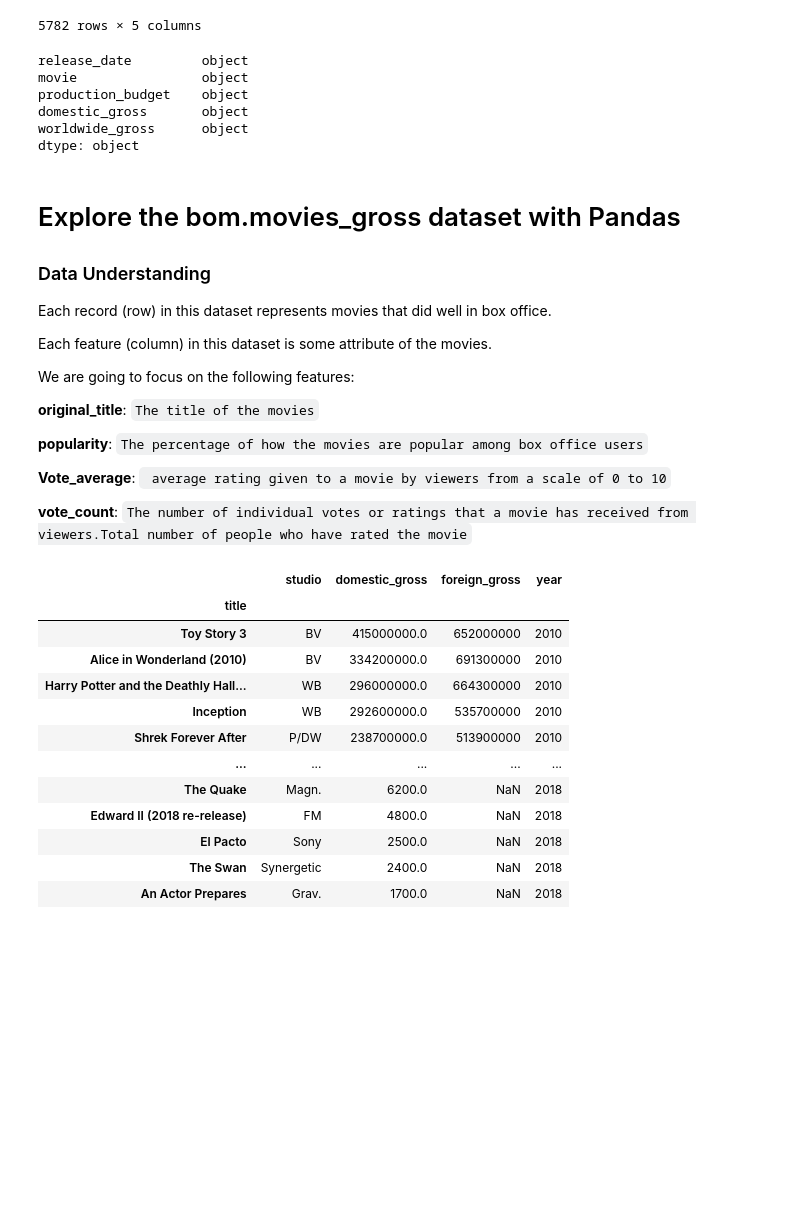
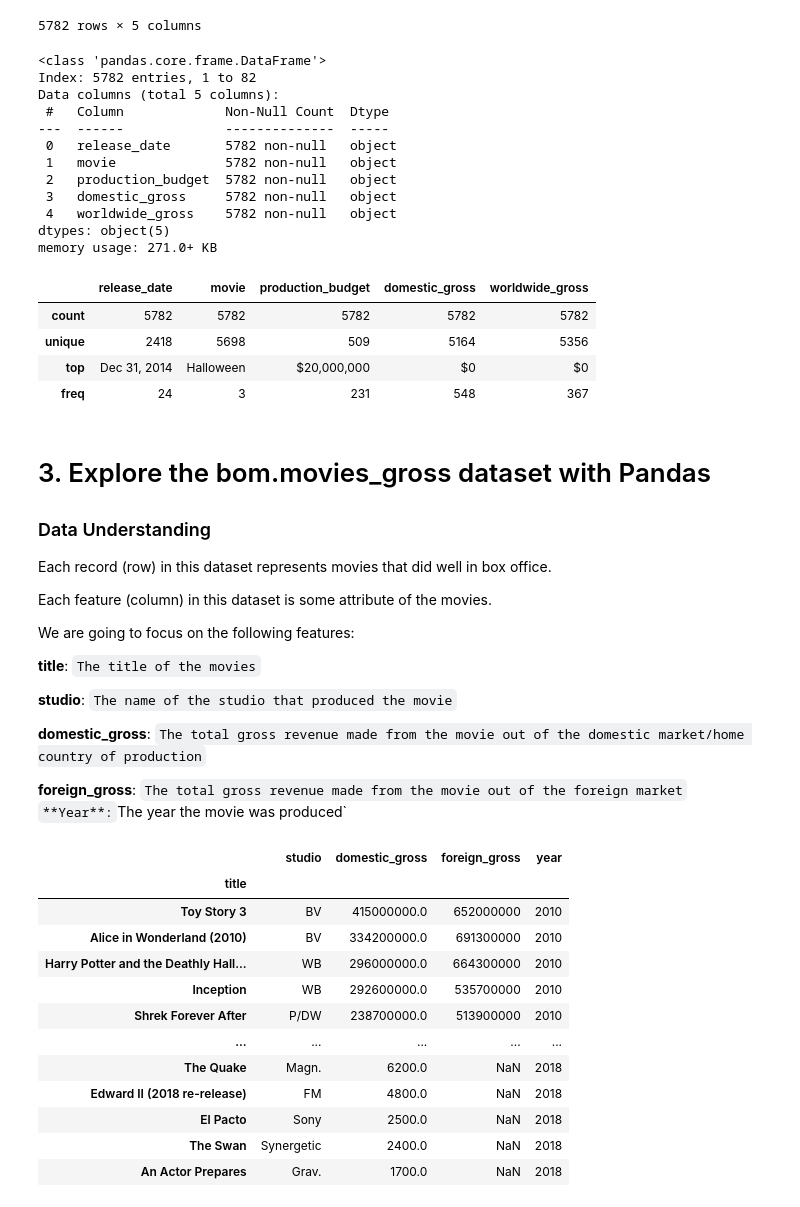
Before and after one commit to KoilaBetty/Box-Office-Movies-Analysis, a Jupyter notebook: Index.ipynb, the cells around one changed output. Saved outputs shown, nothing was run; the diff lists cells and outputs as text; code cells hidden in the pictures; blank space fills up the shorter version.

```diff
--- a/Index.ipynb
+++ b/Index.ipynb
@@ -199,16 +209,30 @@ df
 5782 rows × 5 columns
 # %%
 # Display the data types of each column
-print(df.dtypes)
+df.info()
 # %% [output]
-release_date         object
-movie                object
-production_budget    object
-domestic_gross       object
-worldwide_gross      object
-dtype: object
+<class 'pandas.core.frame.DataFrame'>
+Index: 5782 entries, 1 to 82
+Data columns (total 5 columns):
+ #   Column             Non-Null Count  Dtype
+---  ------             --------------  -----
+ 0   release_date       5782 non-null   object
+ 1   movie              5782 non-null   object
+ 2   production_budget  5782 non-null   object
+ 3   domestic_gross     5782 non-null   object
+ 4   worldwide_gross    5782 non-null   object
+dtypes: object(5)
+memory usage: 271.0+ KB
+# %%
+df.describe()
+# %% [output]
+|  | release_date | movie | production_budget | domestic_gross | worldwide_gross |
+| count | 5782 | 5782 | 5782 | 5782 | 5782 |
+| unique | 2418 | 5698 | 509 | 5164 | 5356 |
+| top | Dec 31, 2014 | Halloween | $20,000,000 | $0 | $0 |
+| freq | 24 | 3 | 231 | 548 | 367 |
 # %% [markdown]
-# Explore the bom.movies_gross dataset with Pandas
+# 3. Explore the bom.movies_gross dataset with Pandas
 
 ### Data Understanding
 
@@ -218,13 +242,15 @@ Each feature (column) in this dataset is some attribute of the movies.
 
 We are going to focus on the following features:
 
-**original_title**: `The title of the movies`
+**title**: `The title of the movies`
 
-**popularity**: `The percentage of how the movies are popular among box office users`
+**studio**: `The name of the studio that produced the movie`
 
-**Vote_average**: ` average rating given to a movie by viewers from a scale of 0 to 10`
+**domestic_gross**: `The total gross revenue made from the movie out of the domestic market/home country of production`
 
-**vote_count**: `The number of individual votes or ratings that a movie has received from viewers.Total number of people who have rated the movie`
+**foreign_gross**: `The total gross revenue made from the movie out of the foreign market`
+`
+**Year**: `The year the movie was produced`
 # %%
 # Read the CSV file into a DataFrame
 df = pd.read_csv ('data/bom.movie_gross.csv', index_col=0)
```
Also changed, not shown: parts of 22 cells of this notebook.
